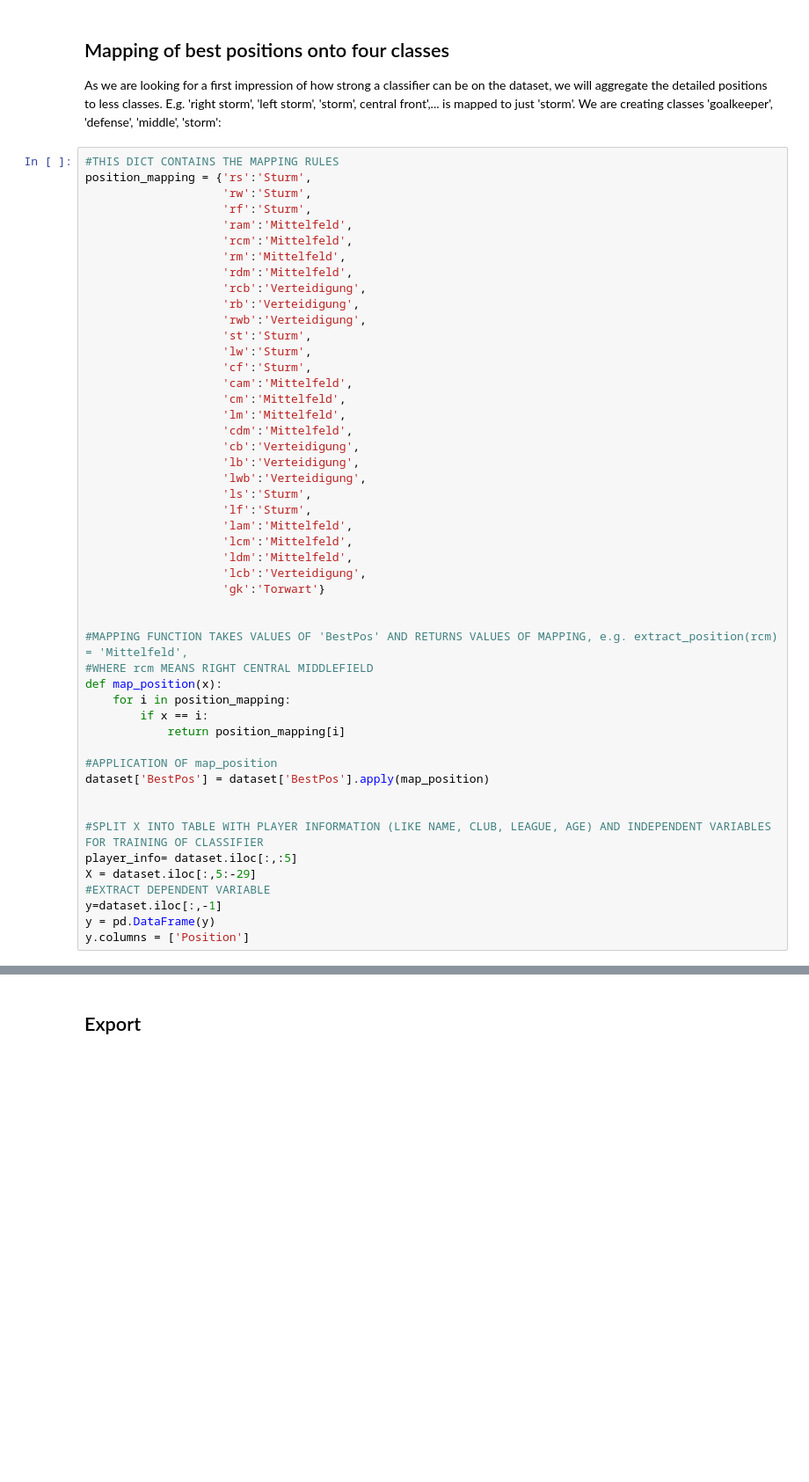
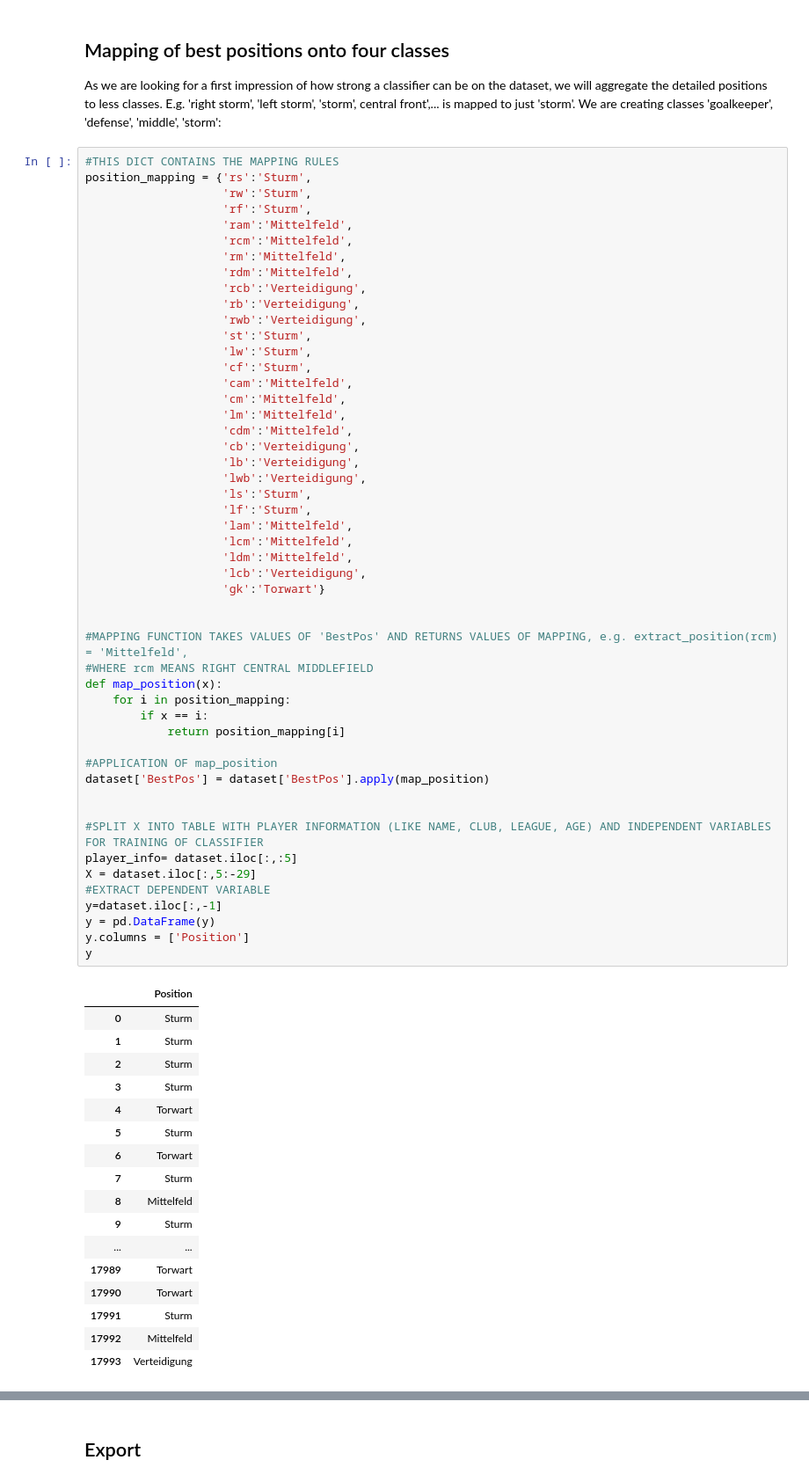
Before and after one commit to pkeil/Bundesligaspieler_Classifier, a Jupyter notebook: Bundesliga_Preprocessing.ipynb, the cells around one changed output, grey strips where cells are left out. Shown at 88% size. Cells and saved outputs as stored; diff of their text form; blank space fills up the shorter version.

```diff
--- a/Bundesliga_Preprocessing.ipynb
+++ b/Bundesliga_Preprocessing.ipynb
@@ -63,30 +82,49 @@ position_mapping = {'rs':'Sturm',
                     'cb':'Verteidigung',
                     'lb':'Verteidigung',
                     'lwb':'Verteidigung',
                     'ls':'Sturm',
                     'lf':'Sturm',
                     'lam':'Mittelfeld',
                     'lcm':'Mittelfeld',
                     'ldm':'Mittelfeld',
                     'lcb':'Verteidigung',
                     'gk':'Torwart'}
 
 
 #MAPPING FUNCTION TAKES VALUES OF 'BestPos' AND RETURNS VALUES OF MAPPING, e.g. extract_position(rcm) = 'Mittelfeld',
 #WHERE rcm MEANS RIGHT CENTRAL MIDDLEFIELD
 def map_position(x):
     for i in position_mapping:
         if x == i:
             return position_mapping[i]
 
 #APPLICATION OF map_position
 dataset['BestPos'] = dataset['BestPos'].apply(map_position)
 
 
 #SPLIT X INTO TABLE WITH PLAYER INFORMATION (LIKE NAME, CLUB, LEAGUE, AGE) AND INDEPENDENT VARIABLES FOR TRAINING OF CLASSIFIER
 player_info= dataset.iloc[:,:5]
 X = dataset.iloc[:,5:-29]
 #EXTRACT DEPENDENT VARIABLE
 y=dataset.iloc[:,-1]
 y = pd.DataFrame(y)
 y.columns = ['Position']
+y
+# %% [output]
+|  | Position |
+| 0 | Sturm |
+| 1 | Sturm |
+| 2 | Sturm |
+| 3 | Sturm |
+| 4 | Torwart |
+| 5 | Sturm |
+| 6 | Torwart |
+| 7 | Sturm |
+| 8 | Mittelfeld |
+| 9 | Sturm |
+| ... | ... |
+| 17989 | Torwart |
+| 17990 | Torwart |
+| 17991 | Sturm |
+| 17992 | Mittelfeld |
+| 17993 | Verteidigung |
```
Also changed, not shown: parts of 2 cells of this notebook, 12 other files.
